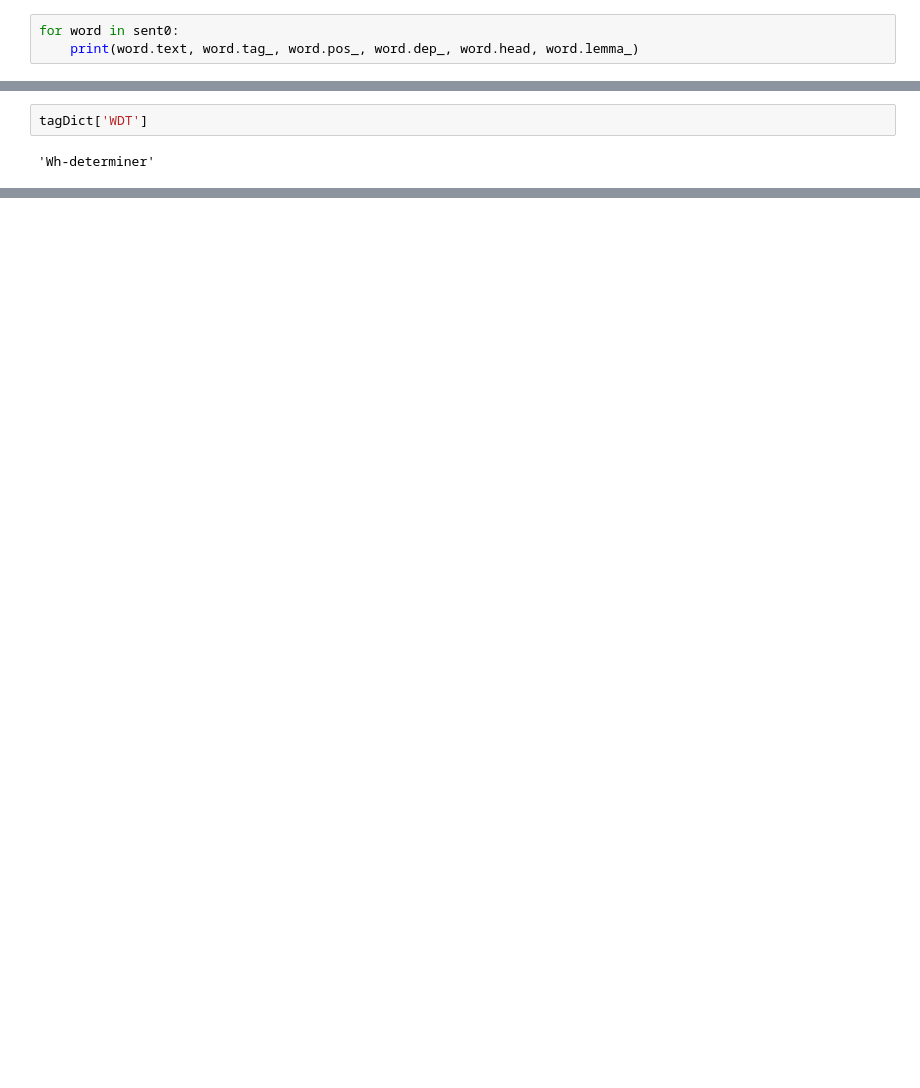
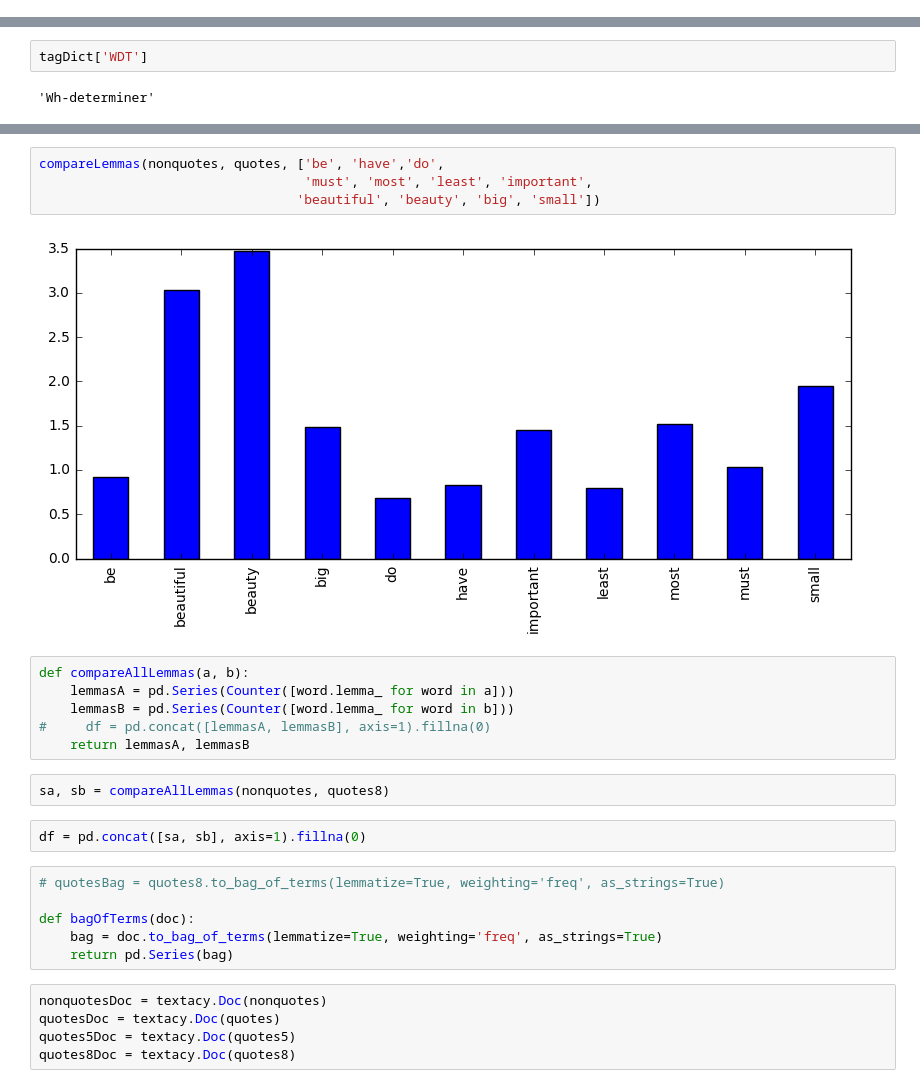
Before and after one commit to lit-mod-viz/middlemarch-critical-histories, a Jupyter notebook: quoted-speech.ipynb, the cells around one changed output, grey strips where cells are left out. Drawn from its saved outputs; the diff is of its cells as text; blank space fills up the shorter version.

```diff
--- a/quoted-speech.ipynb
+++ b/quoted-speech.ipynb
@@ -25,3 +18,0 @@ of a good fortune, must be in want of a wife.
-# %%
-for word in sent0:
-    print(word.text, word.tag_, word.pos_, word.dep_, word.head, word.lemma_)
@@ -288,0 +238,27 @@ pd.DataFrame(cleanLevels).shape
+# %%
+compareLemmas(nonquotes, quotes, ['be', 'have','do',
+                                  'must', 'most', 'least', 'important',
+                                 'beautiful', 'beauty', 'big', 'small'])
+# %% [output]
+[figure, added]
+# %%
+def compareAllLemmas(a, b):
+    lemmasA = pd.Series(Counter([word.lemma_ for word in a]))
+    lemmasB = pd.Series(Counter([word.lemma_ for word in b]))
+#     df = pd.concat([lemmasA, lemmasB], axis=1).fillna(0)
+    return lemmasA, lemmasB
+# %%
+sa, sb = compareAllLemmas(nonquotes, quotes8)
+# %%
+df = pd.concat([sa, sb], axis=1).fillna(0)
+# %%
+# quotesBag = quotes8.to_bag_of_terms(lemmatize=True, weighting='freq', as_strings=True)
+
+def bagOfTerms(doc):
+    bag = doc.to_bag_of_terms(lemmatize=True, weighting='freq', as_strings=True)
+    return pd.Series(bag)
+# %%
+nonquotesDoc = textacy.Doc(nonquotes)
+quotesDoc = textacy.Doc(quotes)
+quotes5Doc = textacy.Doc(quotes5)
+quotes8Doc = textacy.Doc(quotes8)
```
Also changed, not shown: parts of 29 cells of this notebook.
